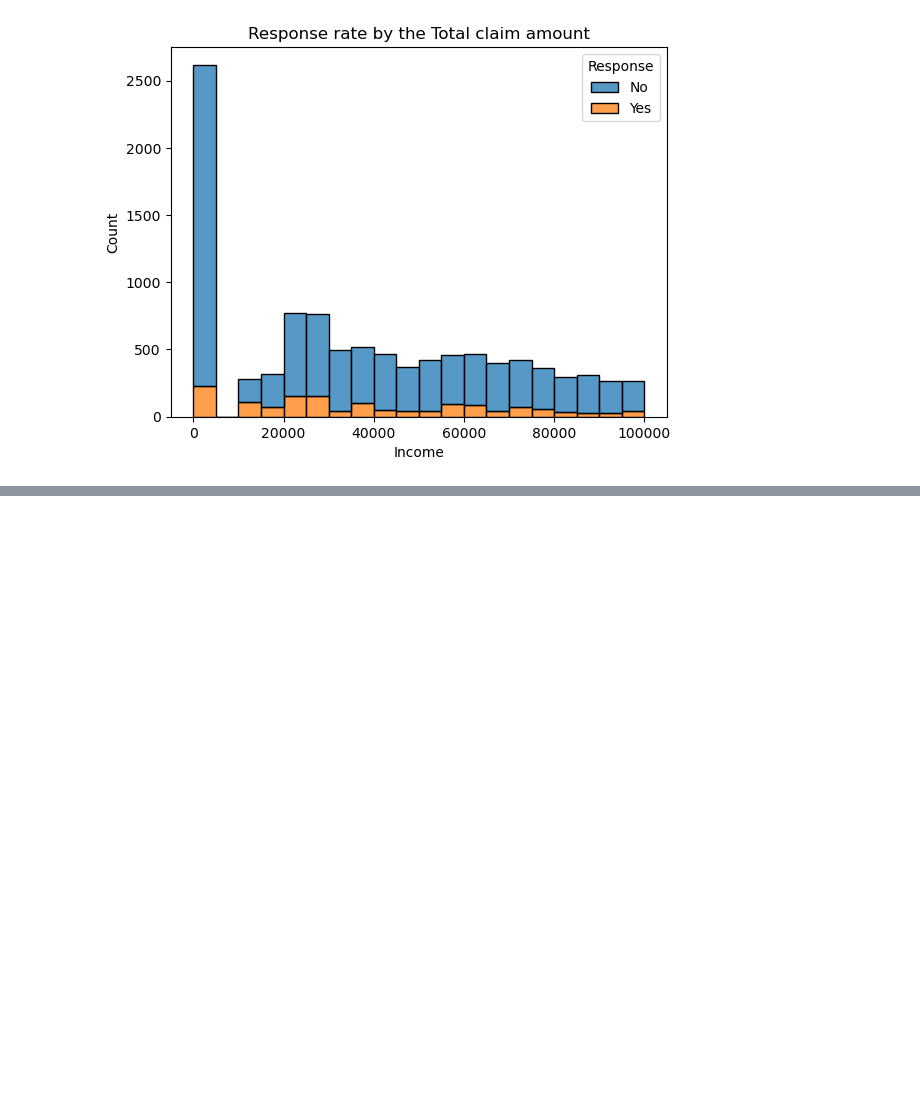
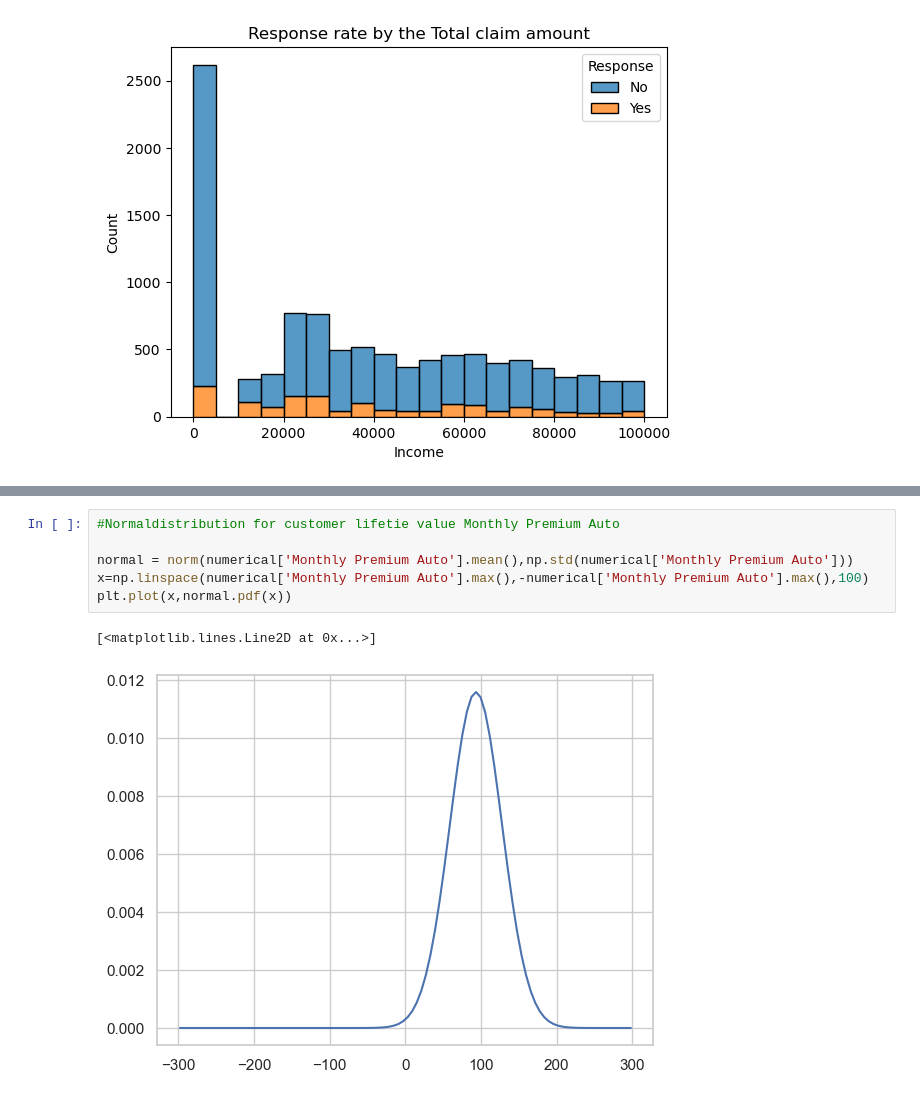
Before and after one commit to EmiliaLopez/IRONHACK_DA_LABS, a Jupyter notebook: Lab _Analysis_Round3.ipynb, the cells around one changed output, grey strips where cells are left out. Drawn from its saved outputs; the diff is of its cells as text; blank space fills up the shorter version.

```diff
--- a/Lab _Analysis_Round3.ipynb
+++ b/Lab _Analysis_Round3.ipynb
@@ -84,0 +207,9 @@ Text(0.5, 1.0, 'Response rate by the Total claim amount')
+# %%
+#Normaldistribution for customer lifetie value Monthly Premium Auto
+
+normal = norm(numerical['Monthly Premium Auto'].mean(),np.std(numerical['Monthly Premium Auto']))
+x=np.linspace(numerical['Monthly Premium Auto'].max(),-numerical['Monthly Premium Auto'].max(),100)
+plt.plot(x,normal.pdf(x))
+# %% [output]
+[<matplotlib.lines.Line2D at 0x...>]
+[figure, added]
```
Also changed, not shown: parts of 12 cells of this notebook.
